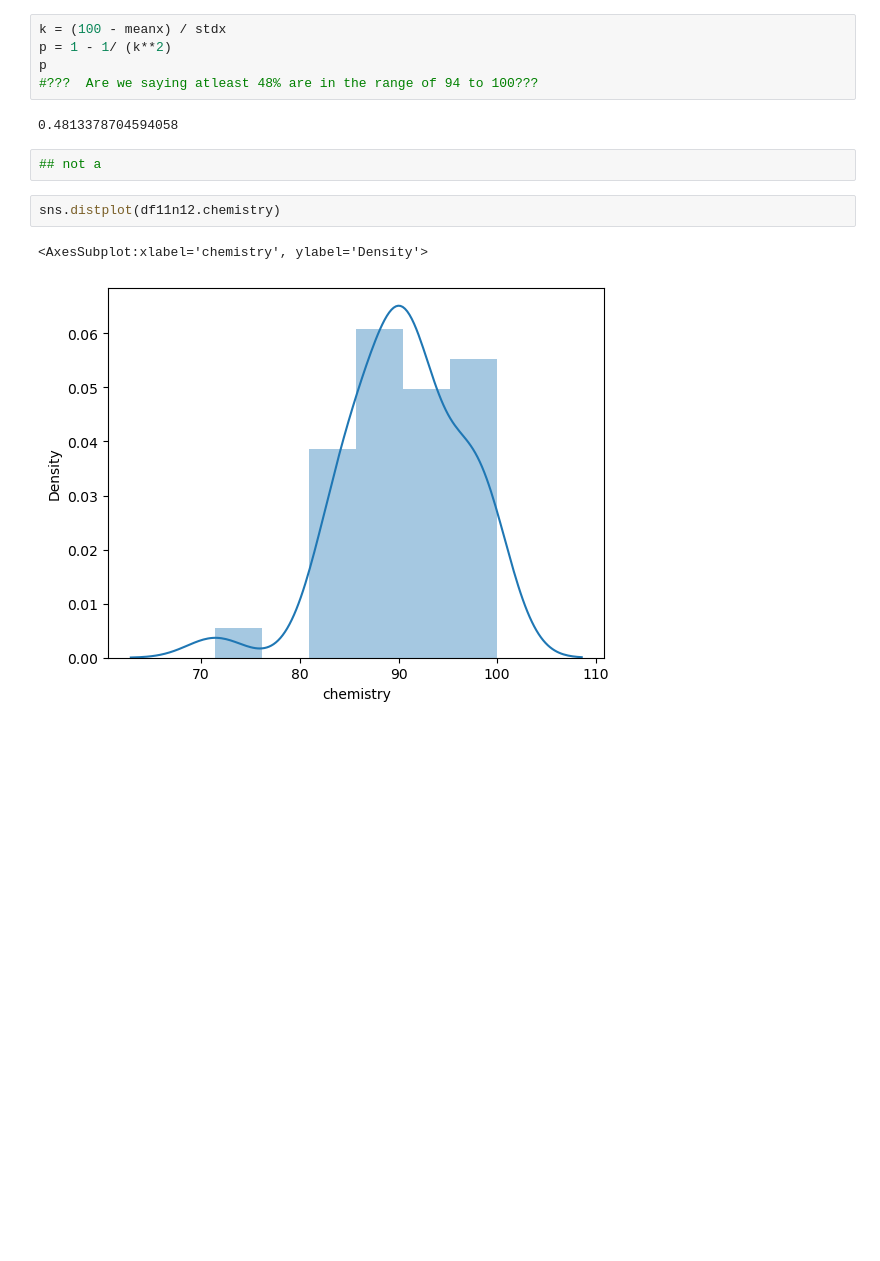
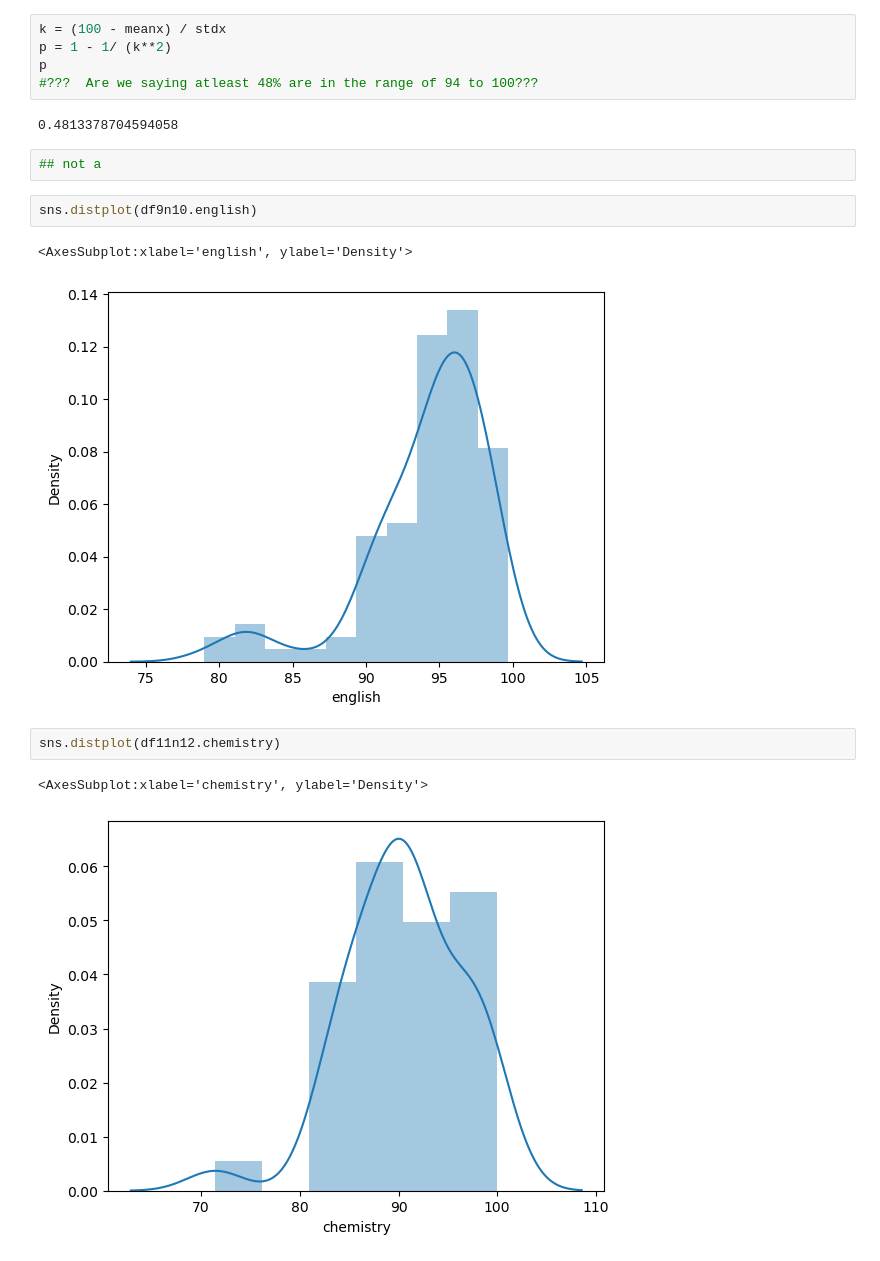
Before and after one commit to Ammon21/School-Data-Science-Project, a Jupyter notebook: notebooks/teachers.ipynb, the cells around one changed output. Drawn from its saved outputs; the diff is of its cells as text; blank space fills up the shorter version.

```diff
--- a/notebooks/teachers.ipynb
+++ b/notebooks/teachers.ipynb
@@ -74,6 +74,11 @@ p
 0.4813378704594058
 # %%
 ## not a
+# %%
+sns.distplot(df9n10.english)
+# %% [output]
+<AxesSubplot:xlabel='english', ylabel='Density'>
+[figure, added]
 # %%
 sns.distplot(df11n12.chemistry)
 # %% [output]
```
